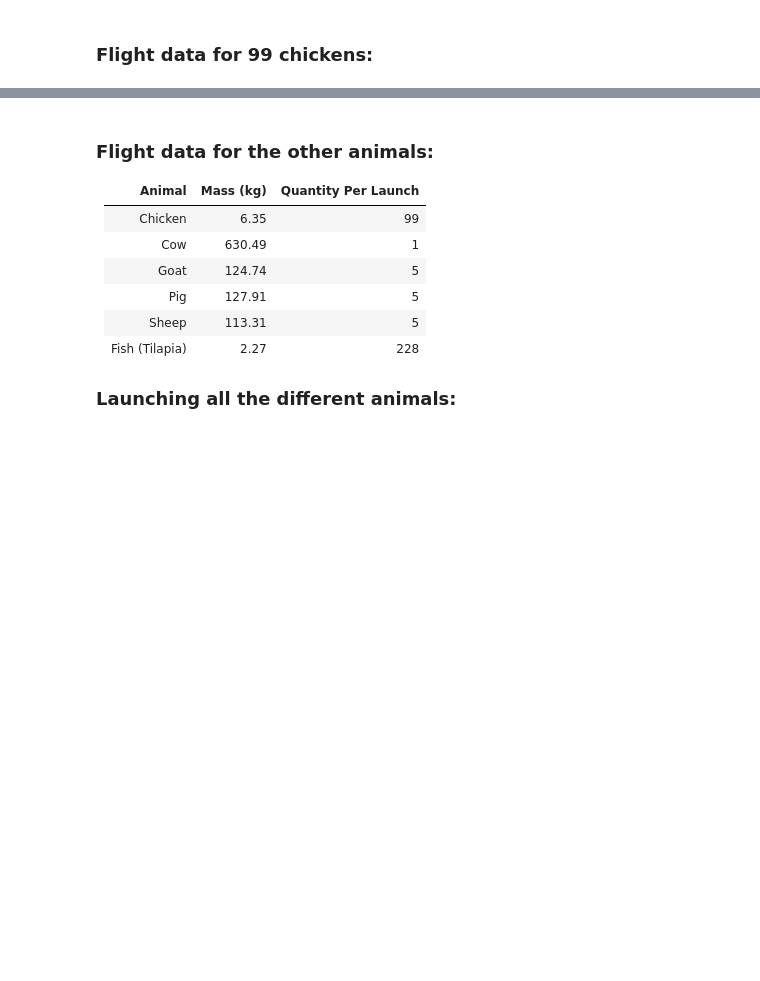
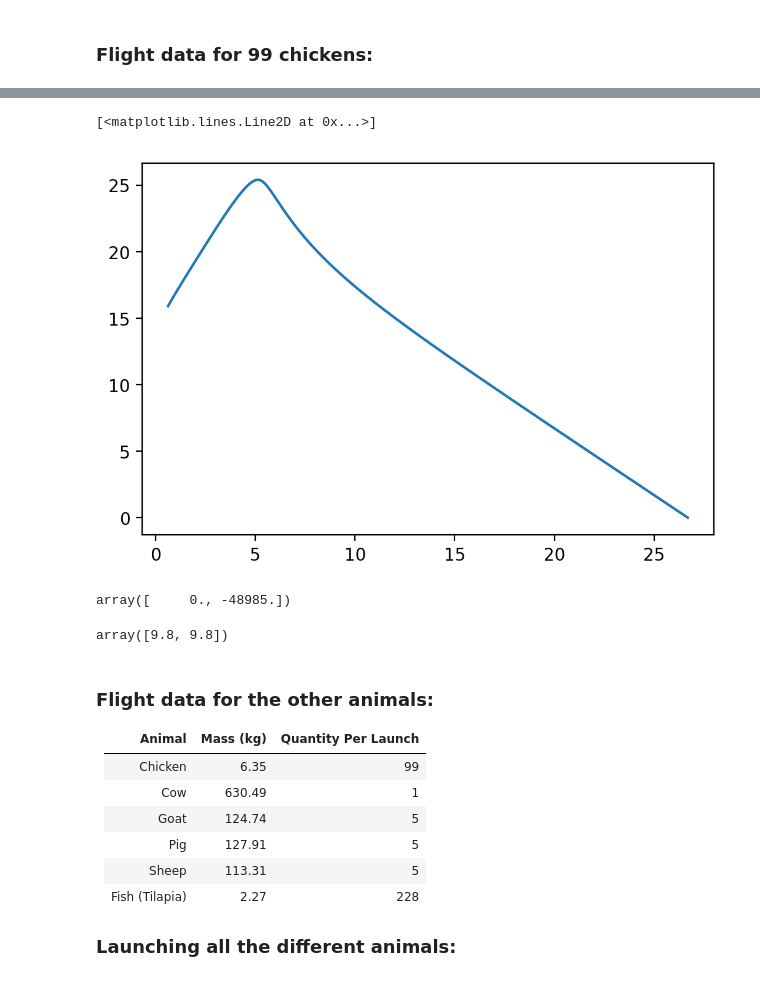
Before and after one commit to jkelleyrtp/ModSimPyProject3, a Jupyter notebook: ModSimProject3.ipynb, the cells around one changed output, grey strips where cells are left out. Drawn from its saved outputs; the diff is of its cells as text; code cells hidden in the pictures; blank space fills up the shorter version.

Commit message:
graphers render!

```diff
--- a/ModSimProject3.ipynb
+++ b/ModSimProject3.ipynb
@@ -209,8 +231,12 @@ def lift(object_state):
     '''
     rho = 1.225 # kg/m^3
 
+
+
     perp_velocity = np.array([-object_state.velocity[1], object_state.velocity[0]])
-    perp_velocity = perp_velocity/perp_velocity.mag
+    #perp_velocity = perp_velocity / np.sqrt(perp_velocity.dot(perp_velocity))
+    perp_velocity = perp_velocity / np.sqrt(perp_velocity[0]**2.0 + perp_velocity[1]**2.0)
+
     lift = object_state.cl * object_state.wing_area * rho * 0.5 * (object_state.velocity)**2.0
 
     return perp_velocity * lift
@@ -225,7 +251,7 @@ def drag(object_state):
     rho = 1.225 # kg/m^3
 
     velocity = object_state.velocity * -1
-    velocity = velocity / velocity.mag
+    velocity = velocity / np.sqrt(velocity.dot(velocity))
     drag = object_state.cd * object_state.frontal_area * rho * 0.5 * (object_state.velocity)**2.0
 
     return drag * velocity
@@ -236,7 +262,7 @@ def gravity(object_state):
 
     F = MG
     '''
-    G = 9.8 # m / s ^2
+    G = np.array([0, -9.8]) # m / s ^2
     return object_state.mass * G
 # %%
 def launch_end_condition(object_state):
@@ -282,16 +306,16 @@ catapult = launcher()
 
 chicken = projectile(image = 'images/chicken.png',
                      mass = 1.25,
-                     dt = dt)
+                     dt = .01)
 
 chicken.add_force(lift)
 chicken.add_force(drag)
 chicken.add_force(gravity)
 
-catapult.load(chicken, num_projectiles = 99)
-chicken.results = catapult.launch(kinetic_energy = 1e6,
-                                  launch_angle = np.radians(45)
-                                  end_condition = launch_end_condition)
+catapult.load_projectile(chicken, num_projectiles = 99)
+catapult.launch(launch_end_condition,
+                kinetic_energy = 1000000,
+                launch_angle = np.radians(45))
 
-plt.figure(dpi = 200)
-plt.plot(chicken.results['Time'], chicken.results['Position'], label = 'Position vs. Time')
+#plt.figure(dpi = 200)
+#plt.plot(chicken.results['Time'], chicken.results['Position'], label = 'Position vs. Time')
@@ -299,0 +322,7 @@ SyntaxError: invalid syntax (<ipython-input-1-fe0e8c49d302>, line 1)
+# %%
+plt.figure(dpi = 200)
+positions = np.array(chicken.positions)
+plt.plot(positions[:,0], positions[:,1])
+# %% [output]
+[<matplotlib.lines.Line2D at 0x...>]
+[figure, added]
@@ -300,3 +334,11 @@ SyntaxError: invalid syntax (<ipython-input-1-fe0e8c49d302>, line 1)
+# %%
+chicken.state.position
+# %% [output]
+array([     0., -48985.])
+# %%
+chicken.state.acceleration
+# %% [output]
+array([9.8, 9.8])
 # %% [markdown]
 ### Flight data for the other animals:
 
```
Also changed, not shown: parts of 8 cells of this notebook, 1 other file.
